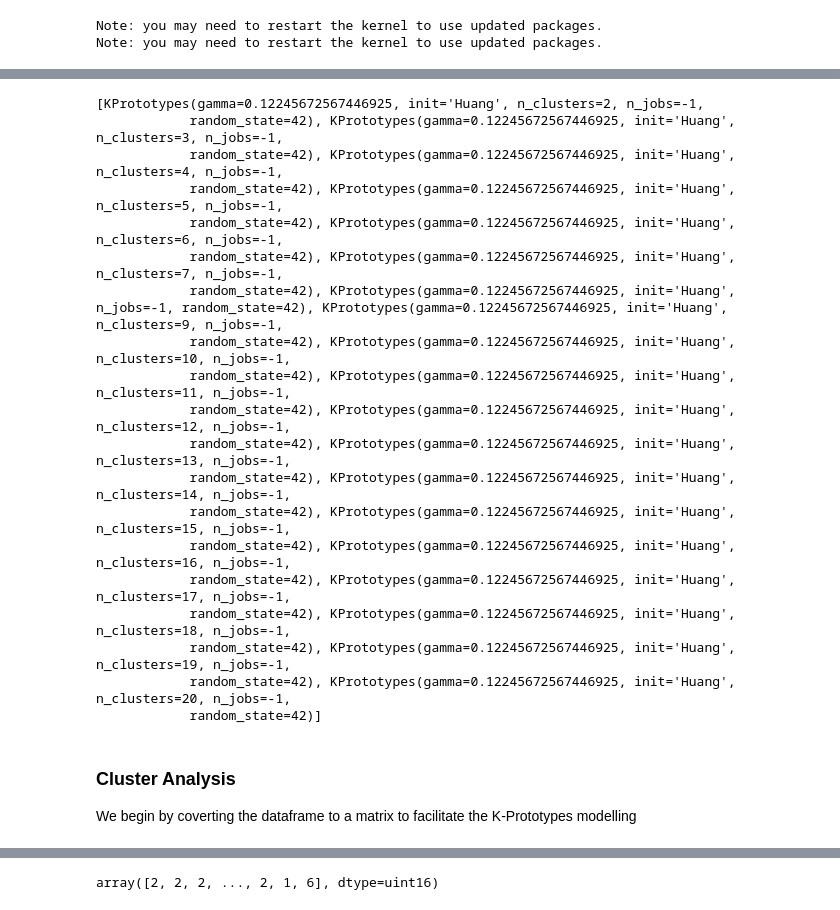
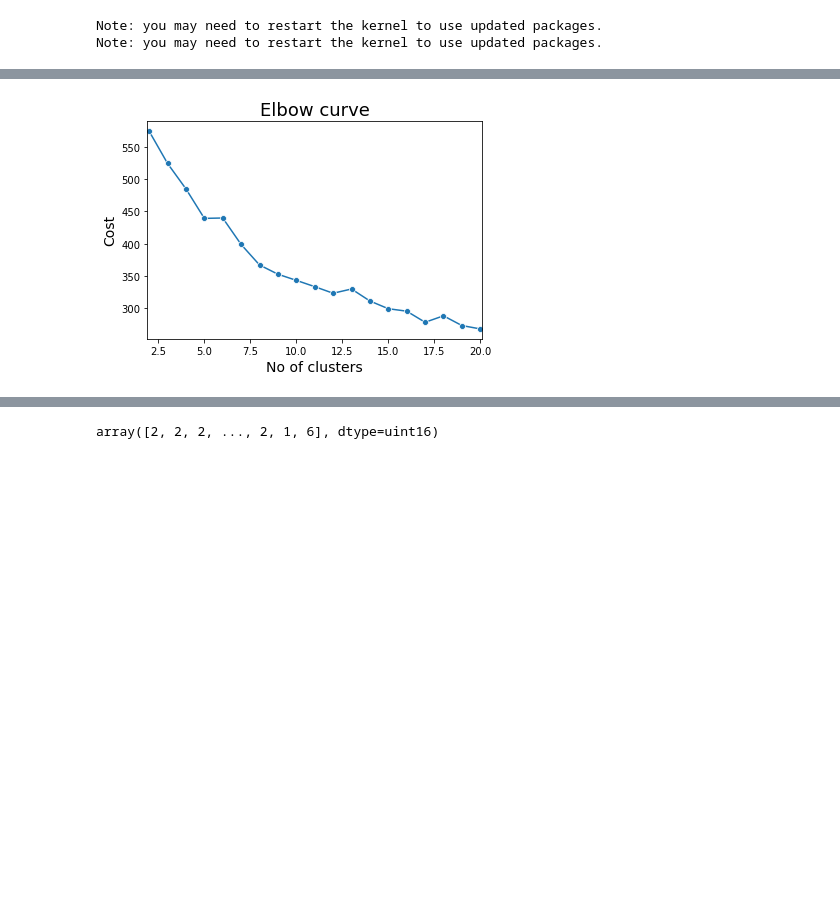
Before and after one commit to adilhasan927/SC1015-Project, a Jupyter notebook: Clustering Model/Clustering.ipynb, the cells around one changed output, grey strips where cells are left out. Cells and saved outputs as stored; diff of their text form; code cells hidden in the pictures; blank space fills up the shorter version.

```diff
--- a/Clustering Model/Clustering.ipynb
+++ b/Clustering Model/Clustering.ipynb
@@ -77,58 +82,31 @@ Below, we will plot the elbow curve graph to find the optimal number of clusters
 # %%
+from os.path import exists
 models = []
+if exists("..\Data\models.pickle"):
+    with open("..\Data\models.pickle","rb") as f:
+        models = pickle.load(f)
 
 # Function for plotting elbow curve
 def plot_elbow_curve(start, end, data):
     no_of_clusters = list(range(start, end+1))
 
-    for k in no_of_clusters:
-        print("{} clusters step started".format(k))
-        test_model = KPrototypes(n_clusters=k, init='Huang', random_state=42, n_jobs=-1)
-        test_model.fit_predict(data, categorical=categorical_index)
-        models.append(test_model)
-        print("{} clusters step done".format(k))
+    if not models:
+        for k in no_of_clusters:
+            print("{} clusters step started".format(k))
+            test_model = KPrototypes(n_clusters=k, init='Huang', random_state=42, n_jobs=-1)
+            test_model.fit_predict(data, categorical=categorical_index)
+            models.append(test_model)
+            print("{} clusters step done".format(k))
 
     cost_values = [i.cost_ for i in models]
 
-    sns.set_theme(style="whitegrid", palette="bright", font_scale=1.2)
-
-    plt.figure(figsize=(15, 7))
     ax = sns.lineplot(x=no_of_clusters, y=cost_values, marker="o", dashes=False)
     ax.set_title('Elbow curve', fontsize=18)
     ax.set_xlabel('No of clusters', fontsize=14)
     ax.set_ylabel('Cost', fontsize=14)
     ax.set(xlim=(start-0.1, end+0.1))
-    plt.plot();
 
 # Plotting elbow curve for k=2 to k=20
-from os.path import exists
-if exists("models.pickle"):
-    with open("models.pickle","rb") as f:
-        models = pickle.load(f)
-        print(models)
-else:
-    plot_elbow_curve(2,20,df_K[['latitude', 'longitude', 'price_mid', *restaurant_data.columns[11:]]])
+plot_elbow_curve(2,20,df_K[['latitude', 'longitude', 'price', *restaurant_data.columns[7:]]])
 # %% [output]
-[KPrototypes(gamma=0.12245672567446925, init='Huang', n_clusters=2, n_jobs=-1,
-            random_state=42), KPrototypes(gamma=0.12245672567446925, init='Huang', n_clusters=3, n_jobs=-1,
-            random_state=42), KPrototypes(gamma=0.12245672567446925, init='Huang', n_clusters=4, n_jobs=-1,
-            random_state=42), KPrototypes(gamma=0.12245672567446925, init='Huang', n_clusters=5, n_jobs=-1,
-            random_state=42), KPrototypes(gamma=0.12245672567446925, init='Huang', n_clusters=6, n_jobs=-1,
-            random_state=42), KPrototypes(gamma=0.12245672567446925, init='Huang', n_clusters=7, n_jobs=-1,
-            random_state=42), KPrototypes(gamma=0.12245672567446925, init='Huang', n_jobs=-1, random_state=42), KPrototypes(gamma=0.12245672567446925, init='Huang', n_clusters=9, n_jobs=-1,
-            random_state=42), KPrototypes(gamma=0.12245672567446925, init='Huang', n_clusters=10, n_jobs=-1,
-            random_state=42), KPrototypes(gamma=0.12245672567446925, init='Huang', n_clusters=11, n_jobs=-1,
-            random_state=42), KPrototypes(gamma=0.12245672567446925, init='Huang', n_clusters=12, n_jobs=-1,
-            random_state=42), KPrototypes(gamma=0.12245672567446925, init='Huang', n_clusters=13, n_jobs=-1,
-            random_state=42), KPrototypes(gamma=0.12245672567446925, init='Huang', n_clusters=14, n_jobs=-1,
-            random_state=42), KPrototypes(gamma=0.12245672567446925, init='Huang', n_clusters=15, n_jobs=-1,
-            random_state=42), KPrototypes(gamma=0.12245672567446925, init='Huang', n_clusters=16, n_jobs=-1,
-            random_state=42), KPrototypes(gamma=0.12245672567446925, init='Huang', n_clusters=17, n_jobs=-1,
-            random_state=42), KPrototypes(gamma=0.12245672567446925, init='Huang', n_clusters=18, n_jobs=-1,
-            random_state=42), KPrototypes(gamma=0.12245672567446925, init='Huang', n_clusters=19, n_jobs=-1,
-            random_state=42), KPrototypes(gamma=0.12245672567446925, init='Huang', n_clusters=20, n_jobs=-1,
-            random_state=42)]
+[figure, added]
-# %% [markdown]
-### Cluster Analysis
-
-We begin by coverting the dataframe to a matrix to facilitate the K-Prototypes modelling
```
Also changed, not shown: parts of 37 cells of this notebook, 10 other files.
